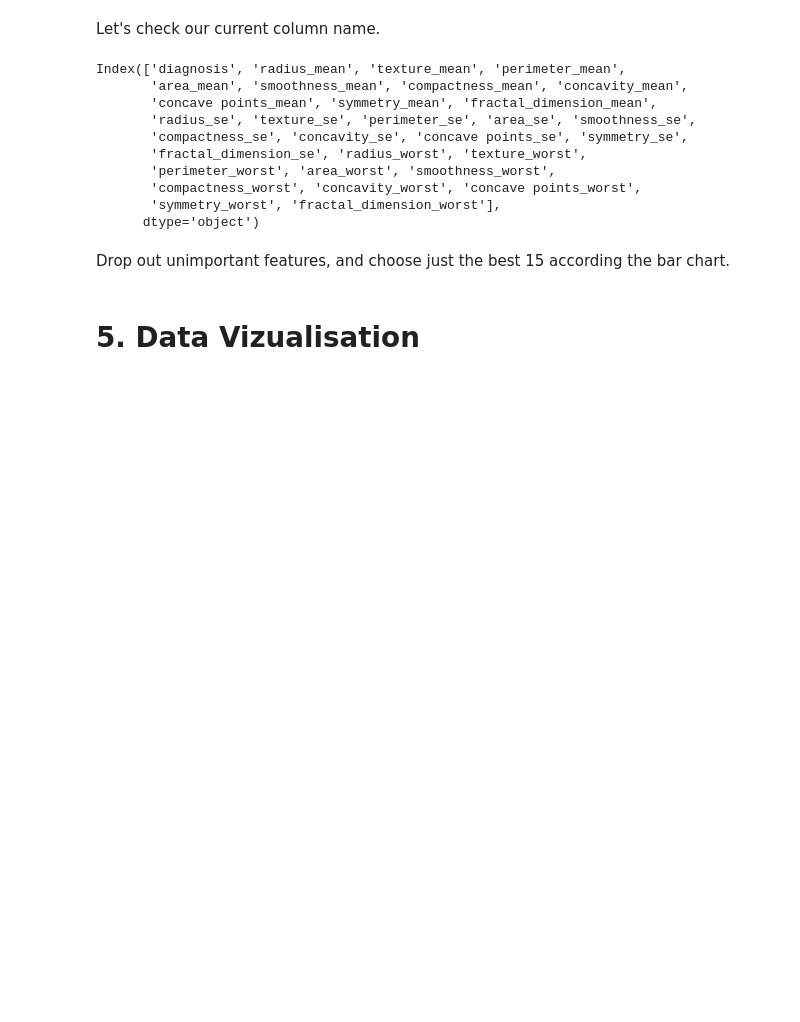
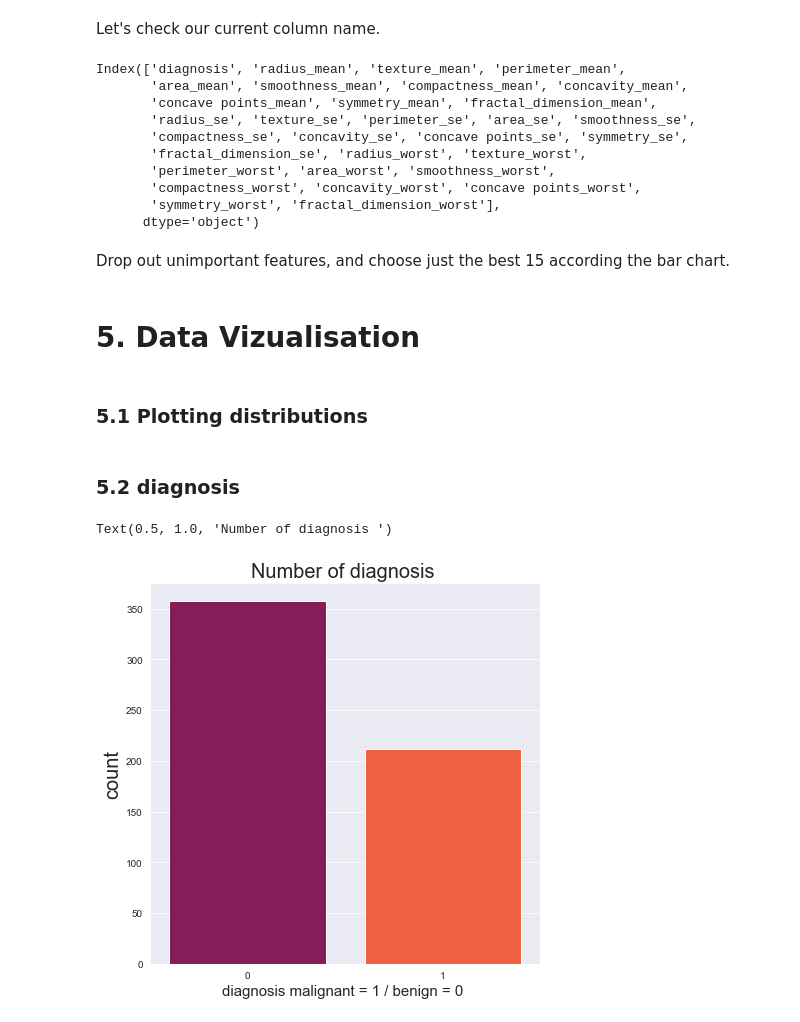
Before and after one commit to RamicAmir/Grupp2-Machine-Learning, a Jupyter notebook: breast_cancer/breast_cancer.ipynb, the cells around one changed output. Saved outputs shown, nothing was run; the diff lists cells and outputs as text; code cells hidden in the pictures; blank space fills up the shorter version.

Commit message:
added section 5: Data Vizualisation

```diff
--- a/breast_cancer/breast_cancer.ipynb
+++ b/breast_cancer/breast_cancer.ipynb
@@ -258,3 +264,17 @@ Drop out unimportant features, and choose just the best 15 according the bar cha
 data_new=df_new.drop(['texture_mean','smoothness_mean','compactness_mean','symmetry_mean','perimeter_se','compactness_se','concavity_se','concave points_se','smoothness_worst','symmetry_worst','fractal_dimension_worst', 'fractal_dimension_mean','texture_se','smoothness_se','symmetry_se','fractal_dimension_se'],axis=1)
 # %% [markdown]
 # 5. Data Vizualisation
+# %% [markdown]
+### 5.1 Plotting distributions
+# %% [markdown]
+### 5.2 diagnosis
+# %%
+plt.rcParams['figure.figsize']=7,7
+sns.set_style("darkgrid")
+ax = sns.countplot(x=data_new.diagnosis , palette = "rocket", saturation =1.5)
+plt.xlabel("diagnosis malignant = 1 / benign = 0 ", fontsize = 15 )
+plt.ylabel("count", fontsize = 20)
+plt.title('Number of diagnosis ', fontsize = 20)
+# %% [output]
+Text(0.5, 1.0, 'Number of diagnosis ')
+[figure, added]
```
Also changed, not shown: parts of 16 cells of this notebook.
